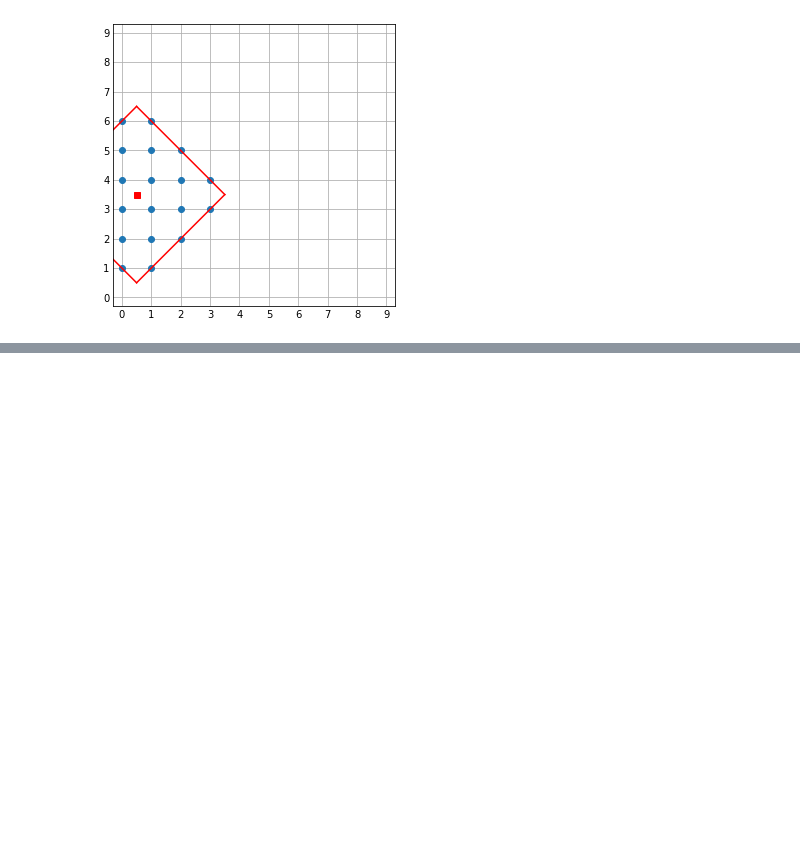
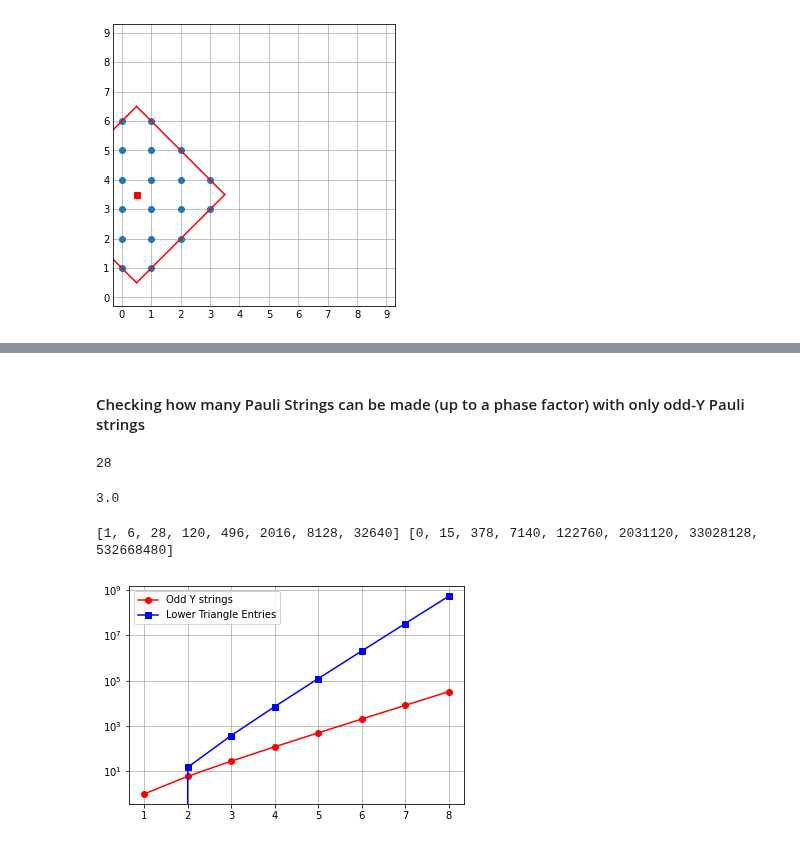
Before and after one commit to KnightShuffler/Quantum-Non-Unitary-Time-Evolution-Public-, a Jupyter notebook: Testing new code.ipynb, the cells around one changed output, grey strips where cells are left out. Cells and saved outputs as stored; diff of their text form; code cells hidden in the pictures; blank space fills up the shorter version.

```diff
--- a/Testing new code.ipynb
+++ b/Testing new code.ipynb
@@ -236,0 +165,2 @@ a+b+(4,5)
+# %% [markdown]
+#### Checking how many Pauli Strings can be made (up to a phase factor) with only odd-Y Pauli strings
@@ -236,0 +185,59 @@ a+b+(4,5)
+# %%
+P_ = 'IXYZ'
+l = len(P_)
+d = 3
+lc = [0] * d
+
+odd_ys = []
+while True:
+    # loop logic
+    # Calculate string
+    s = ''
+    for j in range(d):
+        s += P_[lc[j]]
+
+    if y_count(s) % 2 == 1:
+        odd_ys.append(s)
+
+    # Termination logic
+    if s == 'Z' * d:
+        break
+    # update
+    j = 0
+    while True:
+        lc[j] += 1
+        if lc[j] == l:
+            lc[j] = 0
+            j += 1
+        else:
+            break
+print(len(odd_ys))
+prods = []
+for s1 in odd_ys:
+    for s2 in odd_ys:
+        prods.append(sprod(s1,s2))
+import numpy as np
+
+np.log(len(set(prods)))/np.log(4)
+# %% [output]
+28
+3.0
+# %%
+def foo(d):
+    return 2**(d-1) * (2**d - 1)
+D = 8
+oys = [foo(d) for d in range(1,D+1,1)]
+tri = [ (foo(d)**2 - foo(d))//2 for d in range(1,D+1,1) ]
+print(oys, tri)
+# %% [output]
+[1, 6, 28, 120, 496, 2016, 8128, 32640] [0, 15, 378, 7140, 122760, 2031120, 33028128, 532668480]
+# %%
+import matplotlib.pyplot as plt
+plt.plot(range(1,D+1,1), oys, 'ro-', label='Odd Y strings')
+plt.plot(range(1,D+1,1), tri, 'bs-', label='Lower Triangle Entries')
+plt.yscale('log')
+plt.grid()
+plt.legend()
+plt.show()
+# %% [output]
+[figure, added]
```
Also changed, not shown: parts of 46 cells of this notebook.
